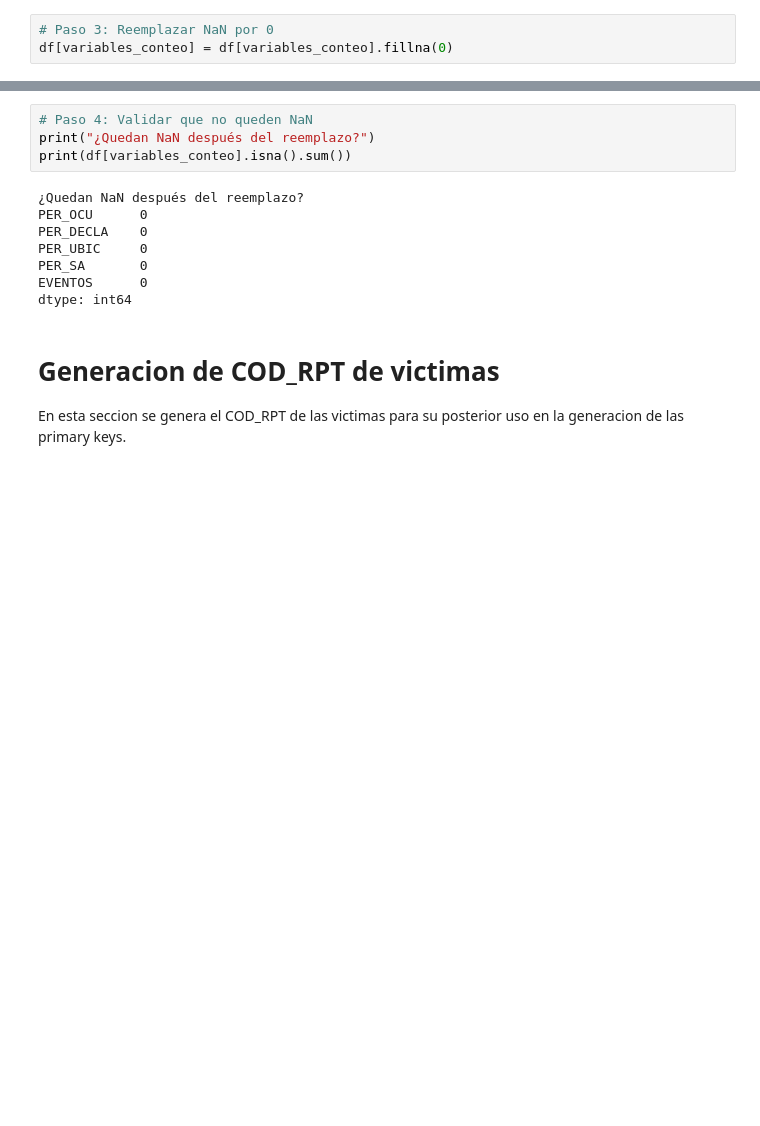
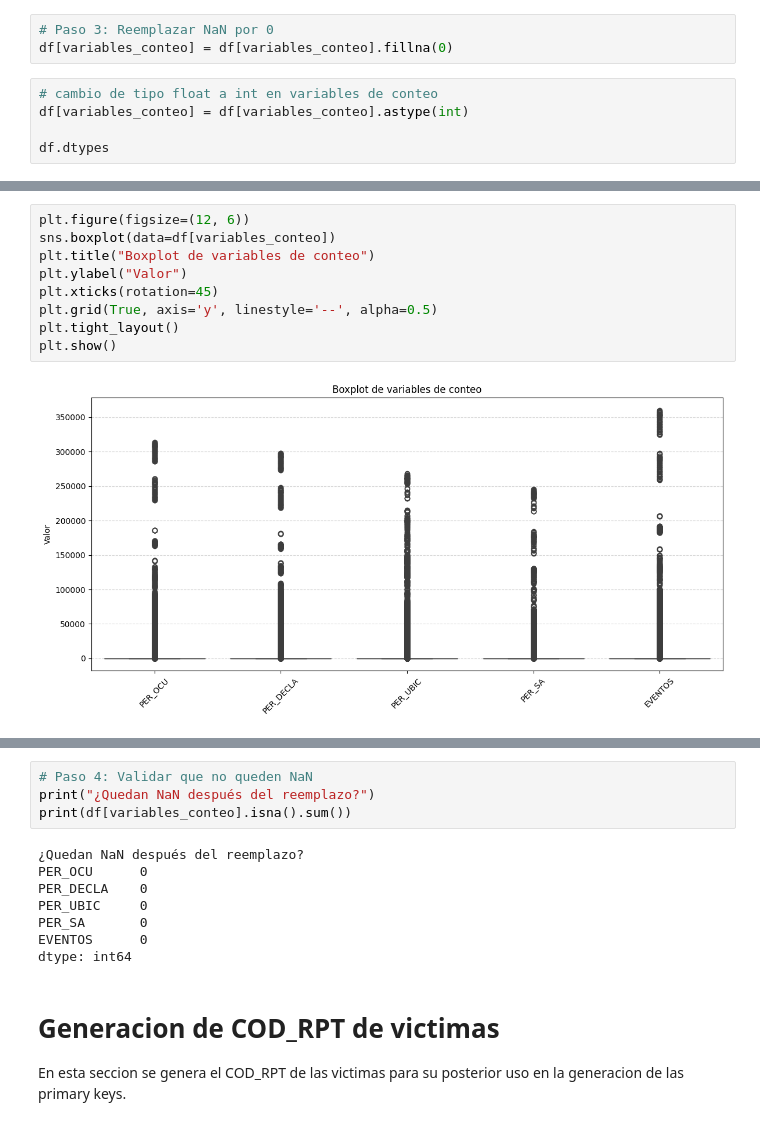
Before and after one commit to SantiRendon/conflicto-armado-en-cifras, a Jupyter notebook: notebooks/02_limpieza_datos_victimas.ipynb, the cells around one changed output, grey strips where cells are left out. Cells and saved outputs as stored; diff of their text form; blank space fills up the shorter version.

```diff
--- a/notebooks/02_limpieza_datos_victimas.ipynb
+++ b/notebooks/02_limpieza_datos_victimas.ipynb
@@ -184,3 +184,8 @@ df = df.groupby(columnas_grupo, as_index=False)[variables_conteo].sum()
 # %%
 # Paso 3: Reemplazar NaN por 0
 df[variables_conteo] = df[variables_conteo].fillna(0)
+# %%
+# cambio de tipo float a int en variables de conteo
+df[variables_conteo] = df[variables_conteo].astype(int)
+
+df.dtypes
@@ -186,0 +207,11 @@ df[variables_conteo] = df[variables_conteo].fillna(0)
+# %%
+plt.figure(figsize=(12, 6))
+sns.boxplot(data=df[variables_conteo])
+plt.title("Boxplot de variables de conteo")
+plt.ylabel("Valor")
+plt.xticks(rotation=45)
+plt.grid(True, axis='y', linestyle='--', alpha=0.5)
+plt.tight_layout()
+plt.show()
+# %% [output]
+[figure, added]
```
Also changed, not shown: parts of 16 cells of this notebook.
